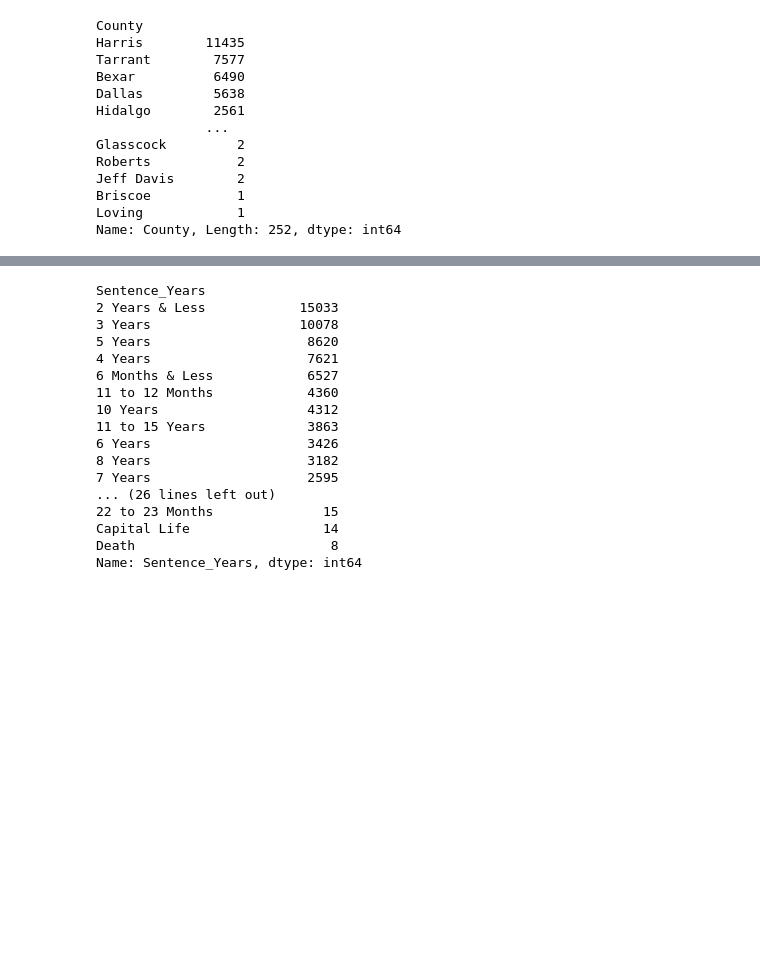
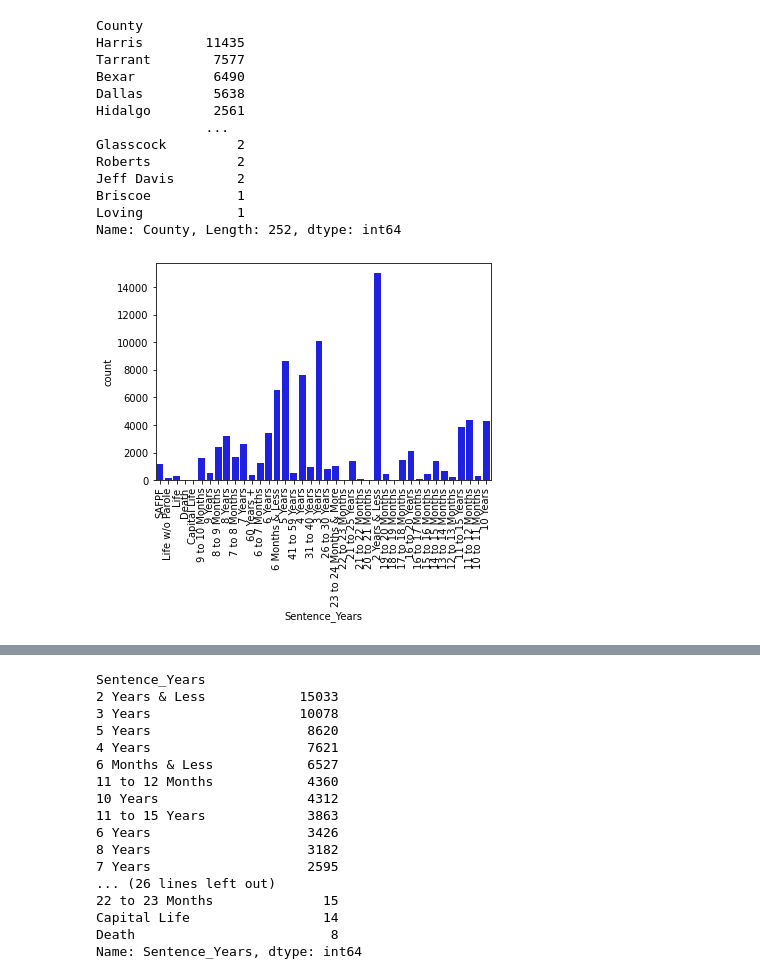
Before and after one commit to abirakm/Texas-Department-of-Criminal-Justice-Record, a Jupyter notebook: 02_EAD.ipynb, the cells around one changed output, grey strips where cells are left out. Saved outputs shown, nothing was run; the diff lists cells and outputs as text; code cells hidden in the pictures; blank space fills up the shorter version.

Commit message:
Fix Bar Charts

```diff
--- a/02_EAD.ipynb
+++ b/02_EAD.ipynb
@@ -84,3 +93,10 @@ Jeff Davis        2
 Briscoe           1
 Loving            1
 Name: County, Length: 252, dtype: int64
+# %%
+chart = sns.countplot(TDCJ_Data["Sentence_Years"].sort_values(ascending=False), color = 'Blue');
+
+chart.set_xticklabels(chart.get_xticklabels(), rotation=90);
+chart;
+# %% [output]
+[figure, added]
```
Also changed, not shown: parts of 6 cells of this notebook.
